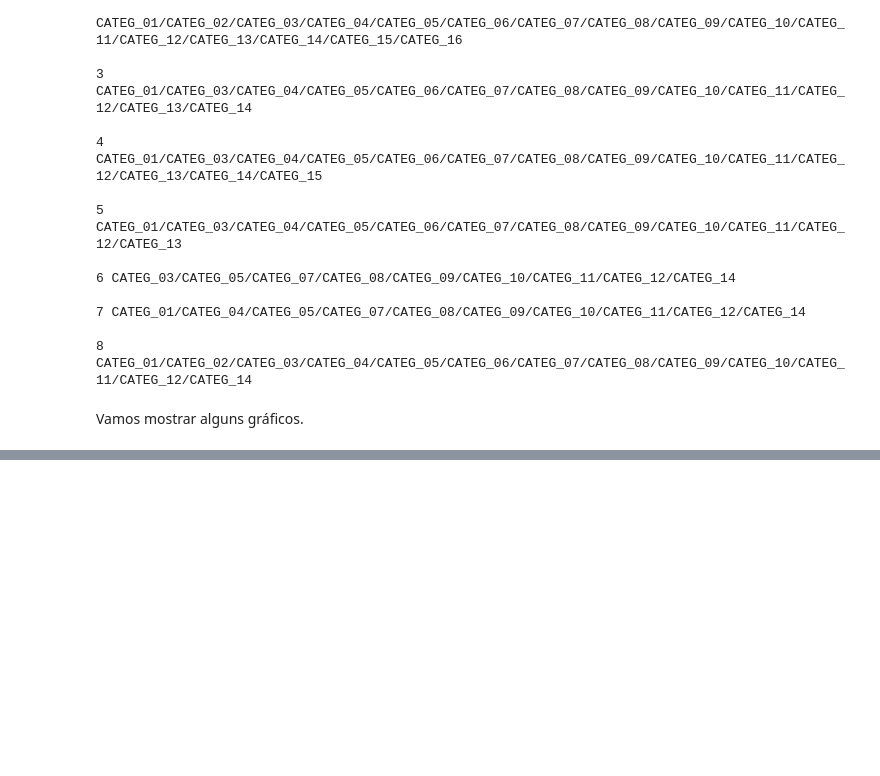
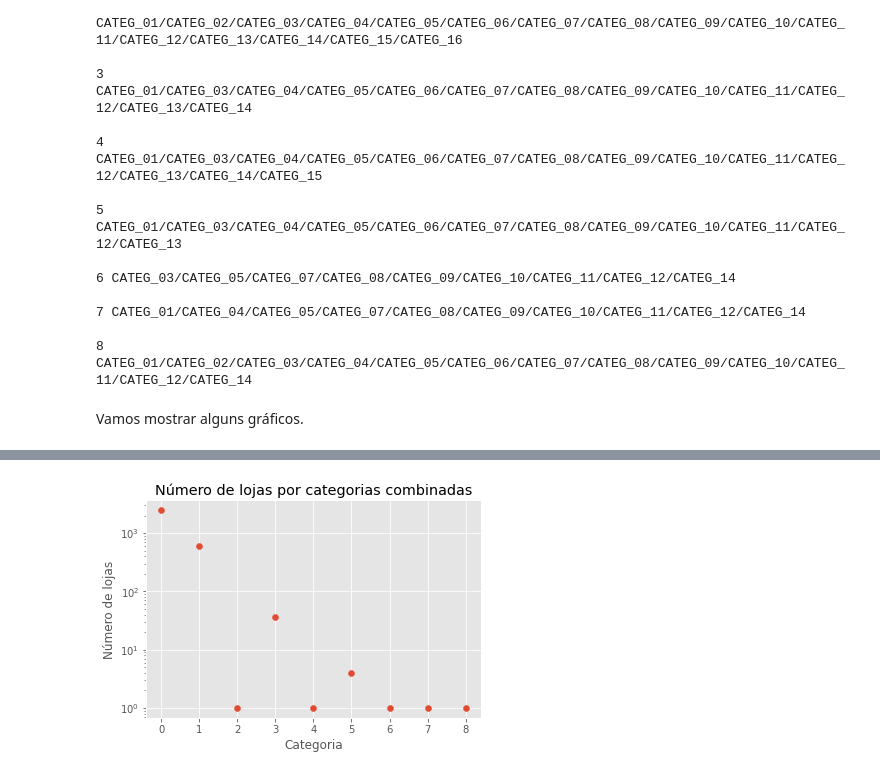
Before and after one commit to MetlHedd/cm-bigdata, a Jupyter notebook: Notebook-fla.ipynb, the cells around one changed output, grey strips where cells are left out. Saved outputs shown, nothing was run; the diff lists cells and outputs as text; code cells hidden in the pictures; blank space fills up the shorter version.

```diff
--- a/Notebook-fla.ipynb
+++ b/Notebook-fla.ipynb
@@ -230,0 +233,12 @@ plt.show()
+# %%
+plt.scatter(receita_cats[0], receita_cats[2])
+
+plt.yscale("log")
+
+plt.xlabel("Categoria")
+plt.ylabel("Número de lojas")
+plt.title("Número de lojas por categorias combinadas")
+
+plt.show()
+# %% [output]
+[figure, added]
```
Also changed, not shown: parts of 12 cells of this notebook.
